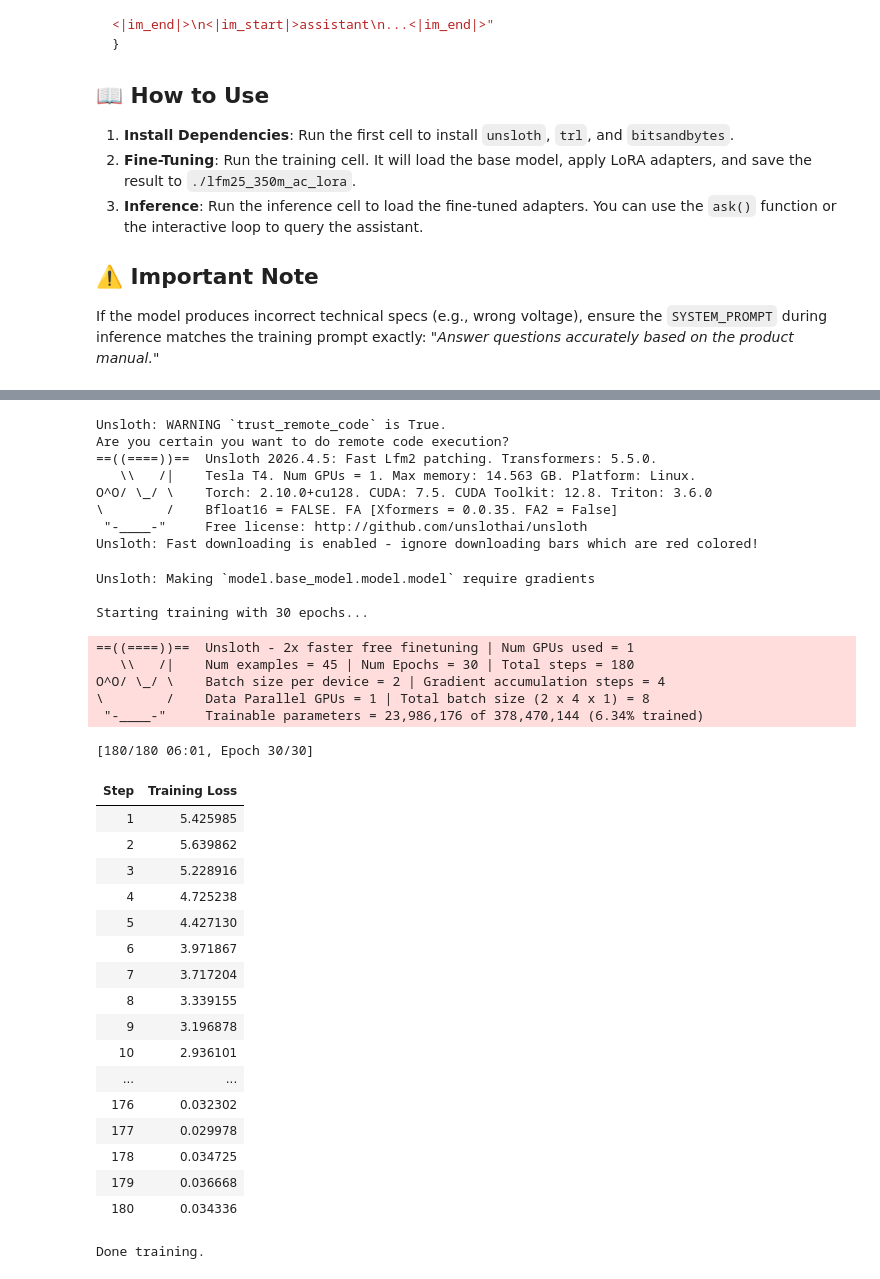
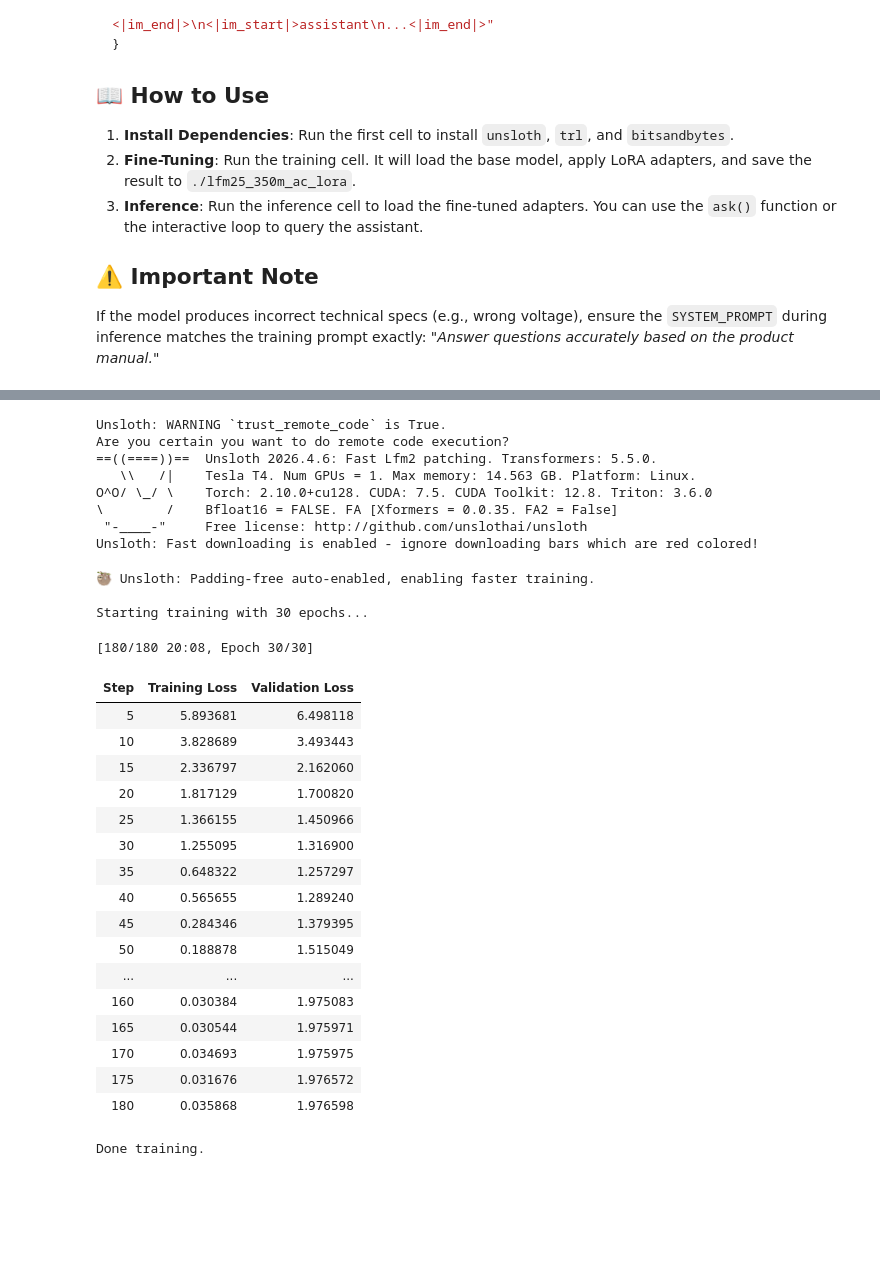
Before and after one commit to kakopappa/Fine-tuning-LFM2.5-350M-on-Sharp-CV-P09FX-AC-Manual, a Jupyter notebook: AC_Manual_Finetune.ipynb, the cells around one changed output, grey strips where cells are left out. Cells and saved outputs as stored; diff of their text form; code cells hidden in the pictures; blank space fills up the shorter version.

```diff
--- a/AC_Manual_Finetune.ipynb
+++ b/AC_Manual_Finetune.ipynb
@@ -71,7 +71,9 @@ from trl import SFTTrainer, SFTConfig
 # 1. CONFIG
 # ──────────────────────────────────────────────
 MODEL_NAME      = "LiquidAI/LFM2.5-350M"
-DATASET_PATH    = "./sample_data/ac_manual_chatml.jsonl"
+DATASET_PATH    = "./ac_manual_chatml_tra.jsonl"
+VAL_DATASET_PATH   = "./ac_manual_chatml_val.jsonl"
+
 OUTPUT_DIR      = "./outputs"
 LORA_SAVE_DIR   = "./lfm25_350m_ac_lora"
 
@@ -83,10 +85,10 @@ LORA_DROPOUT    = 0.0
 RANDOM_STATE    = 3407
 
 # Training hyperparams
-NUM_EPOCHS                  = 30    # Increased epochs further for better memorization
+NUM_EPOCHS                  = 30
 PER_DEVICE_TRAIN_BATCH_SIZE = 2
 GRADIENT_ACCUMULATION_STEPS = 4
-LEARNING_RATE               = 2e-4  # Increased slightly to help 'unlearn' base weights
+LEARNING_RATE               = 2e-4
 WEIGHT_DECAY                = 0.01
 WARMUP_STEPS                = 10
 LR_SCHEDULER                = "cosine"
@@ -117,12 +119,14 @@ model = FastLanguageModel.get_peft_model(
 
 # 4. LOAD DATASET
 dataset = load_dataset("json", data_files = DATASET_PATH, split = "train")
+val_dataset = load_dataset("json", data_files = VAL_DATASET_PATH, split = "train")
 
 # 5. TRAINER
 trainer = SFTTrainer(
     model = model,
     tokenizer = tokenizer,
     train_dataset = dataset,
+    eval_dataset = val_dataset,
     dataset_text_field = "text",
     max_seq_length = MAX_SEQ_LENGTH,
     args = SFTConfig(
@@ -132,59 +136,61 @@ trainer = SFTTrainer(
         gradient_accumulation_steps = GRADIENT_ACCUMULATION_STEPS,
         warmup_steps = WARMUP_STEPS,
         learning_rate = LEARNING_RATE,
         fp16 = not is_bfloat16_supported(),
         bf16 = is_bfloat16_supported(),
         logging_steps = LOGGING_STEPS,
         optim = OPTIM,
         weight_decay = WEIGHT_DECAY,
         lr_scheduler_type = LR_SCHEDULER,
         seed = RANDOM_STATE,
         report_to = "none",
+        eval_strategy = "steps",      # Fixed: Added evaluation strategy
+        eval_steps = 5,
+        save_strategy = "steps",      # Added: Matches evaluation strategy
+        save_steps = 50,
+        per_device_eval_batch_size = 4,
+        load_best_model_at_end = True,
+        metric_for_best_model = "eval_loss",
     ),
 )
 
 print("\nStarting training with 30 epochs...")
 trainer.train()
 
 model.save_pretrained(LORA_SAVE_DIR)
 tokenizer.save_pretrained(LORA_SAVE_DIR)
 print("Done training.")
 # %% [output]
 Unsloth: WARNING `trust_remote_code` is True.
 Are you certain you want to do remote code execution?
-==((====))==  Unsloth 2026.4.5: Fast Lfm2 patching. Transformers: 5.5.0.
+==((====))==  Unsloth 2026.4.6: Fast Lfm2 patching. Transformers: 5.5.0.
    \\   /|    Tesla T4. Num GPUs = 1. Max memory: 14.563 GB. Platform: Linux.
 O^O/ \_/ \    Torch: 2.10.0+cu128. CUDA: 7.5. CUDA Toolkit: 12.8. Triton: 3.6.0
 \        /    Bfloat16 = FALSE. FA [Xformers = 0.0.35. FA2 = False]
  "-____-"     Free license: http://github.com/unslothai/unsloth
 Unsloth: Fast downloading is enabled - ignore downloading bars which are red colored!
-Unsloth: Making `model.base_model.model.model` require gradients
+🦥 Unsloth: Padding-free auto-enabled, enabling faster training.
 
 Starting training with 30 epochs...
-==((====))==  Unsloth - 2x faster free finetuning | Num GPUs used = 1
-   \\   /|    Num examples = 45 | Num Epochs = 30 | Total steps = 180
-O^O/ \_/ \    Batch size per device = 2 | Gradient accumulation steps = 4
-\        /    Data Parallel GPUs = 1 | Total batch size (2 x 4 x 1) = 8
- "-____-"     Trainable parameters = 23,986,176 of 378,470,144 (6.34% trained)
+[180/180 20:08, Epoch 30/30]
+| Step | Training Loss | Validation Loss |
+| 5 | 5.893681 | 6.498118 |
+| 10 | 3.828689 | 3.493443 |
+| 15 | 2.336797 | 2.162060 |
+| 20 | 1.817129 | 1.700820 |
+| 25 | 1.366155 | 1.450966 |
+| 30 | 1.255095 | 1.316900 |
+| 35 | 0.648322 | 1.257297 |
+| 40 | 0.565655 | 1.289240 |
+| 45 | 0.284346 | 1.379395 |
+| 50 | 0.188878 | 1.515049 |
+| ... | ... | ... |
+| 160 | 0.030384 | 1.975083 |
+| 165 | 0.030544 | 1.975971 |
+| 170 | 0.034693 | 1.975975 |
+| 175 | 0.031676 | 1.976572 |
+| 180 | 0.035868 | 1.976598 |
-[180/180 06:01, Epoch 30/30]
+Done training.
-| Step | Training Loss |
-| 1 | 5.425985 |
-| 2 | 5.639862 |
-| 3 | 5.228916 |
-| 4 | 4.725238 |
-| 5 | 4.427130 |
-| 6 | 3.971867 |
-| 7 | 3.717204 |
-| 8 | 3.339155 |
-| 9 | 3.196878 |
-| 10 | 2.936101 |
-| ... | ... |
-| 176 | 0.032302 |
-| 177 | 0.029978 |
-| 178 | 0.034725 |
-| 179 | 0.036668 |
-| 180 | 0.034336 |
-Done training.
 # %%
 import matplotlib.pyplot as plt
 
```
Also changed, not shown: parts of 7 cells of this notebook.
